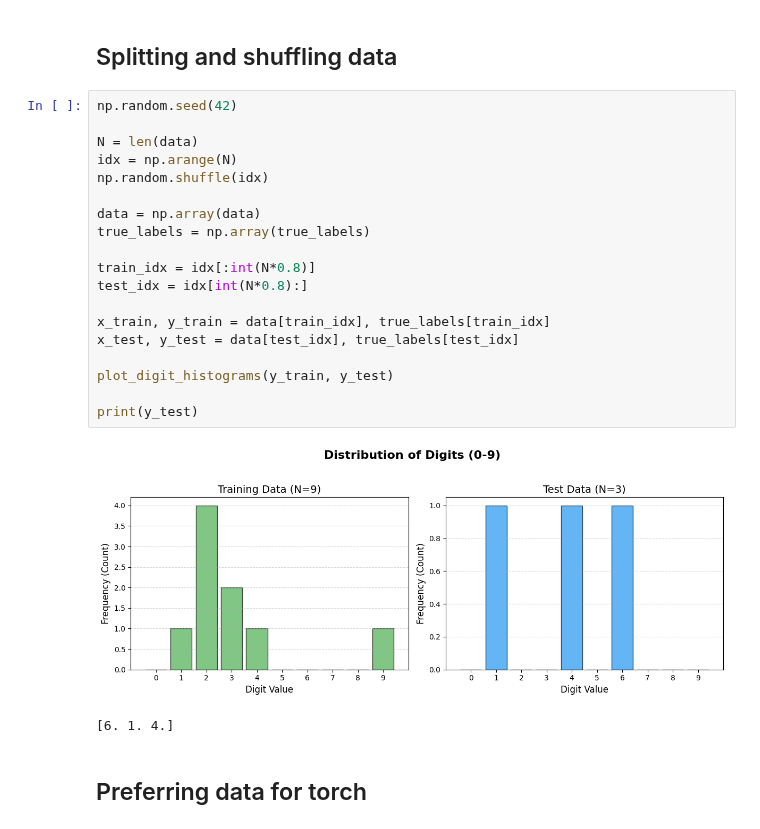
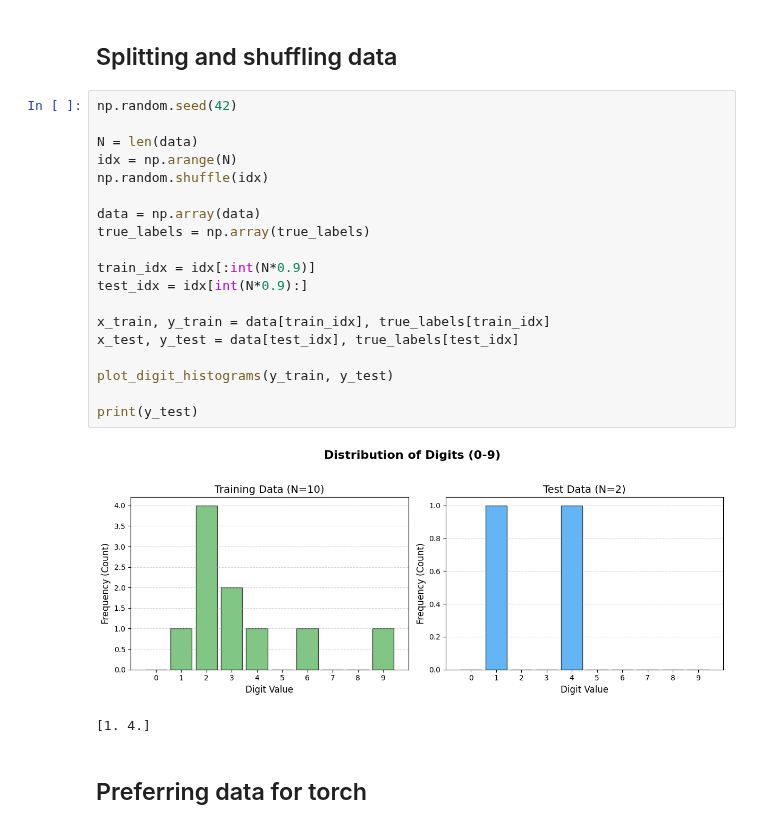
Before and after one commit to AI-MED-AGH/handwritten-digits-recognizer, a Jupyter notebook: Fine_tunning.ipynb, the cells around one changed output. Cells and saved outputs as stored; diff of their text form.

```diff
--- a/Fine_tunning.ipynb
+++ b/Fine_tunning.ipynb
@@ -54,25 +54,25 @@ plt.savefig("six_images_subplots.png")
 # %%
 np.random.seed(42)
 
 N = len(data)
 idx = np.arange(N)
 np.random.shuffle(idx)
 
 data = np.array(data)
 true_labels = np.array(true_labels)
 
-train_idx = idx[:int(N*0.8)]
-test_idx = idx[int(N*0.8):]
+train_idx = idx[:int(N*0.9)]
+test_idx = idx[int(N*0.9):]
 
 x_train, y_train = data[train_idx], true_labels[train_idx]
 x_test, y_test = data[test_idx], true_labels[test_idx]
 
 plot_digit_histograms(y_train, y_test)
 
 print(y_test)
 # %% [output]
-[figure, old version]
+[figure, new version]
-[6. 1. 4.]
+[1. 4.]
 # %% [markdown]
 ## Preferring data for torch
 # %%
```
